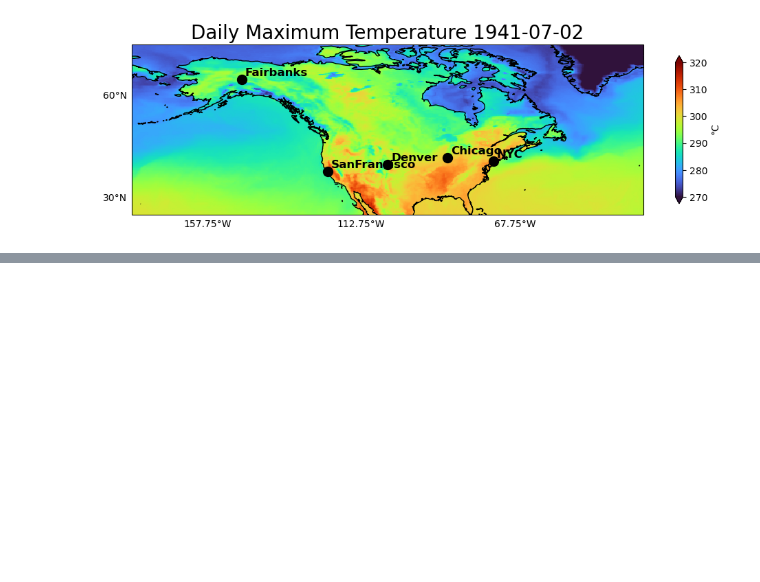
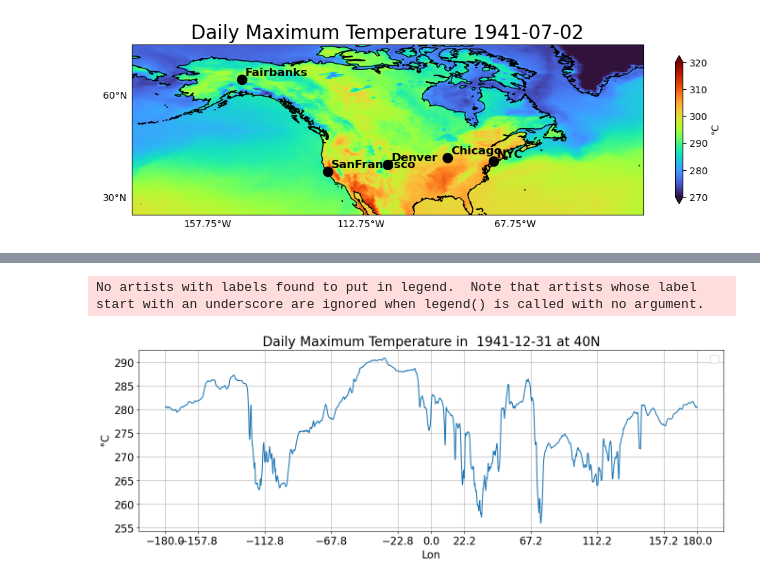
Before and after one commit to GaelleHervieux/ERA5_Tair_Tmin_Tmax, a Jupyter notebook: TMAX_UTCvsSolarDay.ipynb, the cells around one changed output, grey strips where cells are left out. Drawn from its saved outputs; the diff is of its cells as text; code cells hidden in the pictures; blank space fills up the shorter version.

```diff
--- a/TMAX_UTCvsSolarDay.ipynb
+++ b/TMAX_UTCvsSolarDay.ipynb
@@ -189,0 +194,15 @@ plt.show()
+# %%
+
+fig, ax = plt.subplots(nrows=1,ncols=1,figsize=(16,5))
+tmaxSLD['tmax'].isel(time=364).sel(lat=40).plot()
+ax.tick_params(labelsize=16)
+plt.legend(loc='best',prop={'size': 16})
+plt.grid(True)
+plt.ylabel(f'$\degree$C',fontsize=16)
+plt.xlabel('Lon',fontsize=16)
+plt.xticks([0-180, 22.25-180, 67.25-180,112.25-180,157.25-180, 180-180, 202.25-180,247.25-180,292.25-180,337.25-180,360-180])
+plt.title(f"Daily Maximum Temperature in  {tmaxUTC['time'][364].dt.strftime('%Y-%m-%d').data} at 40N",fontsize=20)
+plt.show()
+# %% [output]
+No artists with labels found to put in legend.  Note that artists whose label start with an underscore are ignored when legend() is called with no argument.
+[figure, added]
```
Also changed, not shown: parts of 15 cells of this notebook, 1 other file.
